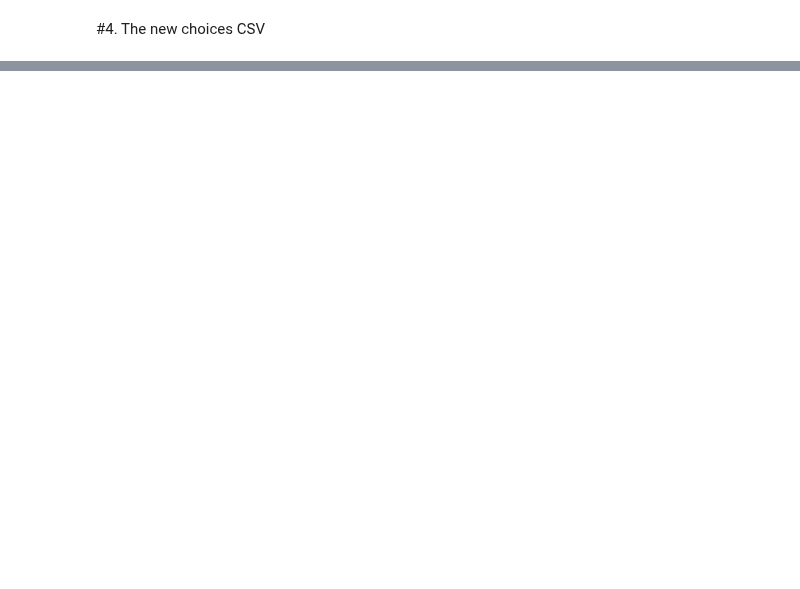
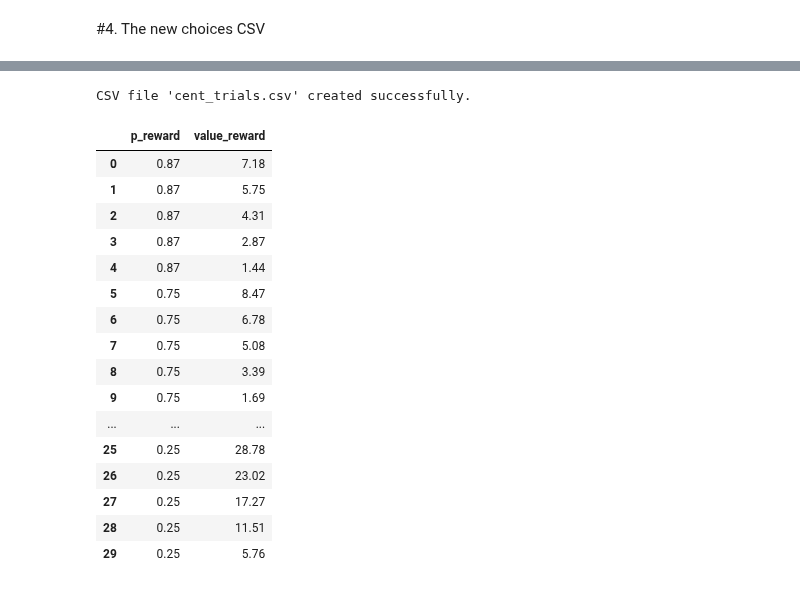
Before and after one commit to CDN-Lab/Adaptive_Choicesets, a Jupyter notebook: two-visit-trials.ipynb, the cells around one changed output, grey strips where cells are left out. Saved outputs shown, nothing was run; the diff lists cells and outputs as text; code cells hidden in the pictures; blank space fills up the shorter version.

```diff
--- a/two-visit-trials.ipynb
+++ b/two-visit-trials.ipynb
@@ -212,0 +346,33 @@ CSV file 'crdm_trials.csv' created successfully.
+# %%
+#For the extreme negative trials
+# Convert the dictionary to a DataFrame
+df = pd.DataFrame(list(extrneg.items()), columns=['p_reward', 'value_reward'])
+df = df.explode('value_reward')
+ # Unpack the list in 'value_reward' column
+# Specify the filename for the new CSV file
+extrneg_trialsCSV = 'cent_trials.csv'
+
+# Save the DataFrame to a CSV file
+df.to_csv(extrneg_trialsCSV, index=False)
+
+print(f"CSV file '{extrneg_trialsCSV}' created successfully.")
+pd.read_csv(extrneg_trialsCSV)
+# %% [output]
+CSV file 'cent_trials.csv' created successfully.
+|  | p_reward | value_reward |
+| 0 | 0.87 | 7.18 |
+| 1 | 0.87 | 5.75 |
+| 2 | 0.87 | 4.31 |
+| 3 | 0.87 | 2.87 |
+| 4 | 0.87 | 1.44 |
+| 5 | 0.75 | 8.47 |
+| 6 | 0.75 | 6.78 |
+| 7 | 0.75 | 5.08 |
+| 8 | 0.75 | 3.39 |
+| 9 | 0.75 | 1.69 |
+| ... | ... | ... |
+| 25 | 0.25 | 28.78 |
+| 26 | 0.25 | 23.02 |
+| 27 | 0.25 | 17.27 |
+| 28 | 0.25 | 11.51 |
+| 29 | 0.25 | 5.76 |
```
Also changed, not shown: parts of 13 cells of this notebook.
